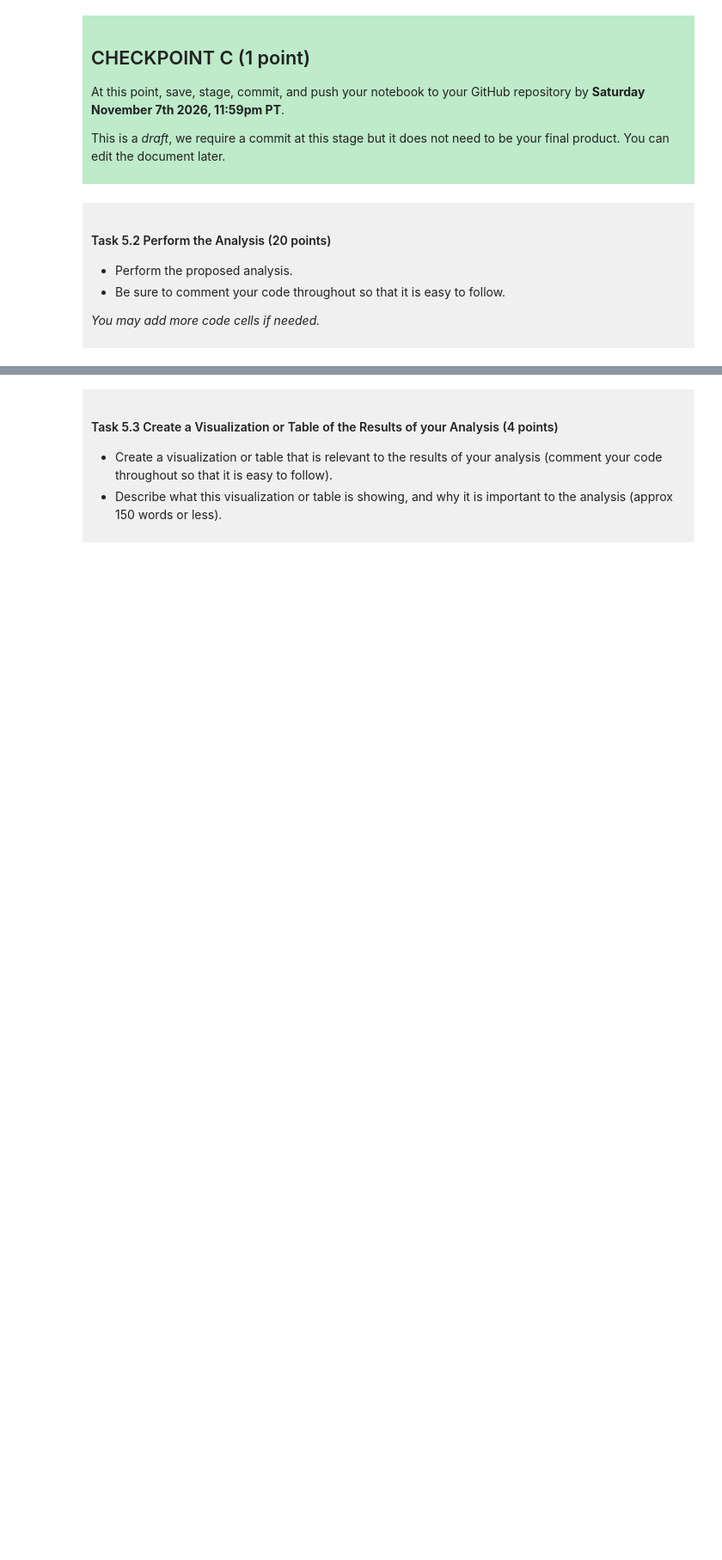
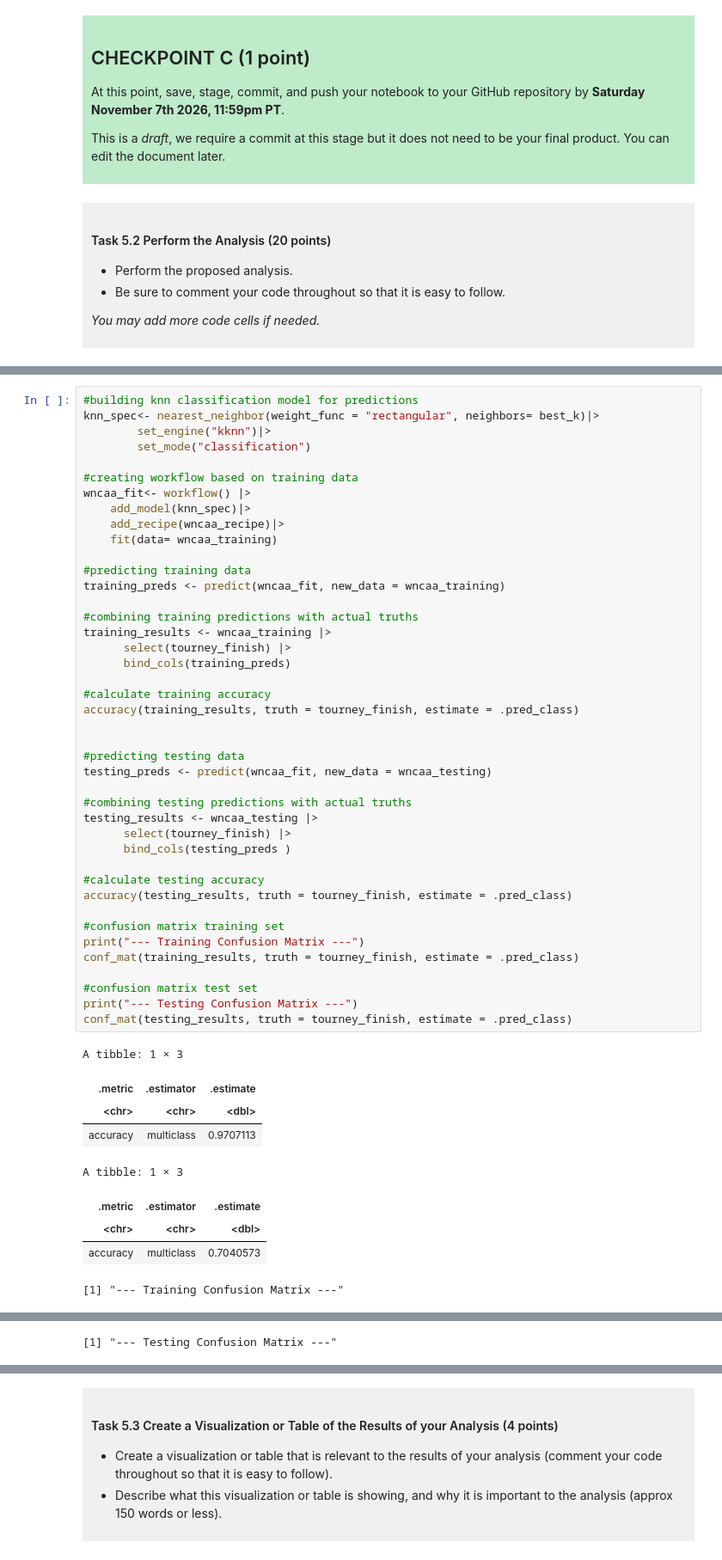
Before and after one commit to MiyaCreeden/dsci-100-project-miya-creeden, a Jupyter notebook: dsci-100-project-notebook.ipynb, the cells around one changed output, grey strips where cells are left out. Shown at 86% size. Saved outputs shown, nothing was run; the diff lists cells and outputs as text; blank space fills up the shorter version.

```diff
--- a/dsci-100-project-notebook.ipynb
+++ b/dsci-100-project-notebook.ipynb
@@ -491,0 +572,52 @@ This is a *draft*, we require a commit at this stage but it does not need to be
+# %%
+#building knn classification model for predictions
+knn_spec<- nearest_neighbor(weight_func = "rectangular", neighbors= best_k)|>
+        set_engine("kknn")|>
+        set_mode("classification")
+
+#creating workflow based on training data
+wncaa_fit<- workflow() |>
+    add_model(knn_spec)|>
+    add_recipe(wncaa_recipe)|>
+    fit(data= wncaa_training)
+
+#predicting training data
+training_preds <- predict(wncaa_fit, new_data = wncaa_training)
+
+#combining training predictions with actual truths
+training_results <- wncaa_training |>
+      select(tourney_finish) |>
+      bind_cols(training_preds)
+
+#calculate training accuracy
+accuracy(training_results, truth = tourney_finish, estimate = .pred_class)
+
+
+#predicting testing data
+testing_preds <- predict(wncaa_fit, new_data = wncaa_testing)
+
+#combining testing predictions with actual truths
+testing_results <- wncaa_testing |>
+      select(tourney_finish) |>
+      bind_cols(testing_preds )
+
+#calculate testing accuracy
+accuracy(testing_results, truth = tourney_finish, estimate = .pred_class)
+
+#confusion matrix training set
+print("--- Training Confusion Matrix ---")
+conf_mat(training_results, truth = tourney_finish, estimate = .pred_class)
+
+#confusion matrix test set
+print("--- Testing Confusion Matrix ---")
+conf_mat(testing_results, truth = tourney_finish, estimate = .pred_class)
+# %% [output]
+A tibble: 1 × 3
+| .metric | .estimator | .estimate |
+| <chr> | <chr> | <dbl> |
+| accuracy | multiclass | 0.9707113 |
+A tibble: 1 × 3
+| .metric | .estimator | .estimate |
+| <chr> | <chr> | <dbl> |
+| accuracy | multiclass | 0.7040573 |
+[1] "--- Training Confusion Matrix ---"
@@ -491,0 +644 @@ This is a *draft*, we require a commit at this stage but it does not need to be
+[1] "--- Testing Confusion Matrix ---"
```
Also changed, not shown: parts of 5 cells of this notebook.
